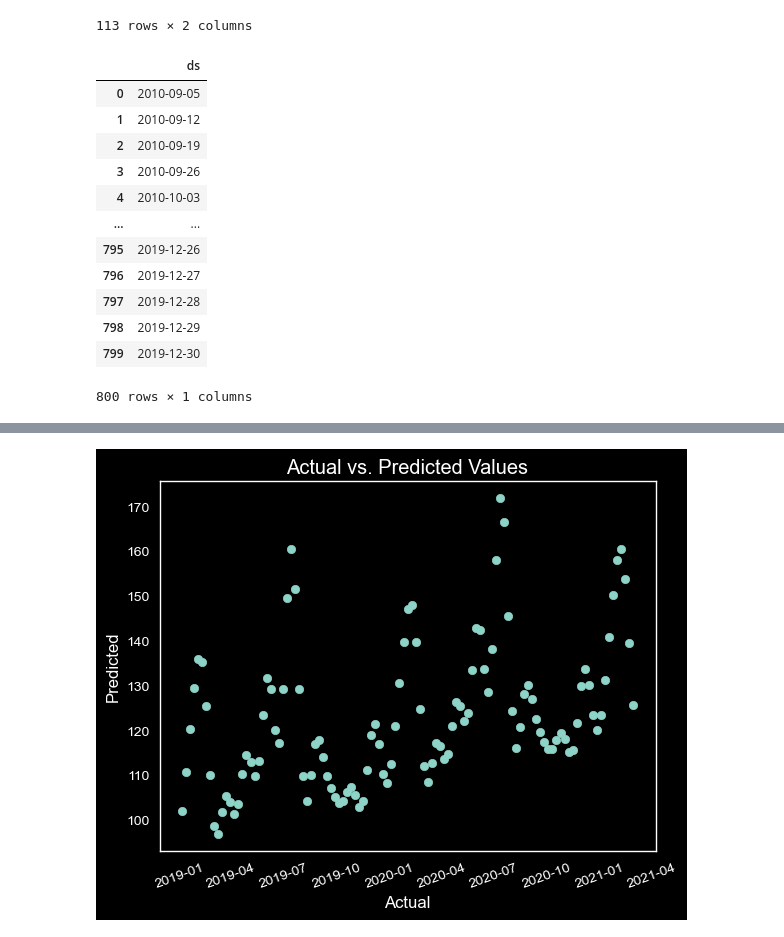
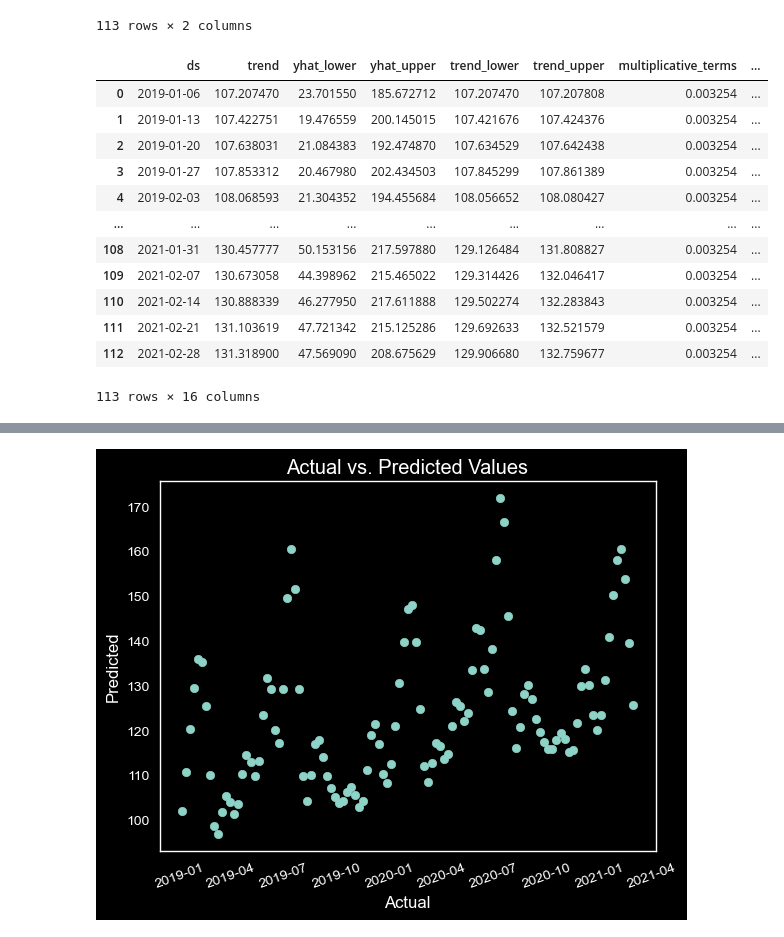
Before and after one commit to bakasheddy/time-series-forecasting-of-electricity-prices-of-a-District, a Jupyter notebook: practical time series analysis and forcast.ipynb, the cells around one changed output, grey strips where cells are left out. Saved outputs shown, nothing was run; the diff lists cells and outputs as text; code cells hidden in the pictures.

```diff
--- a/practical time series analysis and forcast.ipynb
+++ b/practical time series analysis and forcast.ipynb
@@ -250,19 +248,22 @@ future_dates = m.make_future_dataframe(periods=365)
-# %%
-future_dates
-# %% [output]
-|  | ds |
-| 0 | 2010-09-05 |
-| 1 | 2010-09-12 |
-| 2 | 2010-09-19 |
-| 3 | 2010-09-26 |
-| 4 | 2010-10-03 |
-| ... | ... |
-| 795 | 2019-12-26 |
-| 796 | 2019-12-27 |
-| 797 | 2019-12-28 |
-| 798 | 2019-12-29 |
-| 799 | 2019-12-30 |
-800 rows × 1 columns
+# %%
+future = m.make_future_dataframe(periods=len(test), freq='W-SUN',include_history=False)
+fore_fu = m.predict(future)
+# %%
+fore_fu
+# %% [output]
+|  | ds | trend | yhat_lower | yhat_upper | trend_lower | trend_upper | multiplicative_terms | ... |
+| 0 | 2019-01-06 | 107.207470 | 23.701550 | 185.672712 | 107.207470 | 107.207808 | 0.003254 | ... |
+| 1 | 2019-01-13 | 107.422751 | 19.476559 | 200.145015 | 107.421676 | 107.424376 | 0.003254 | ... |
+| 2 | 2019-01-20 | 107.638031 | 21.084383 | 192.474870 | 107.634529 | 107.642438 | 0.003254 | ... |
+| 3 | 2019-01-27 | 107.853312 | 20.467980 | 202.434503 | 107.845299 | 107.861389 | 0.003254 | ... |
+| 4 | 2019-02-03 | 108.068593 | 21.304352 | 194.455684 | 108.056652 | 108.080427 | 0.003254 | ... |
+| ... | ... | ... | ... | ... | ... | ... | ... | ... |
+| 108 | 2021-01-31 | 130.457777 | 50.153156 | 217.597880 | 129.126484 | 131.808827 | 0.003254 | ... |
+| 109 | 2021-02-07 | 130.673058 | 44.398962 | 215.465022 | 129.314426 | 132.046417 | 0.003254 | ... |
+| 110 | 2021-02-14 | 130.888339 | 46.277950 | 217.611888 | 129.502274 | 132.283843 | 0.003254 | ... |
+| 111 | 2021-02-21 | 131.103619 | 47.721342 | 215.125286 | 129.692633 | 132.521579 | 0.003254 | ... |
+| 112 | 2021-02-28 | 131.318900 | 47.569090 | 208.675629 | 129.906680 | 132.759677 | 0.003254 | ... |
+113 rows × 16 columns
 # %%
 # Plot the actual and predicted values
 fig = m.plot(forecast)
```
Also changed, not shown: parts of 12 cells of this notebook.
